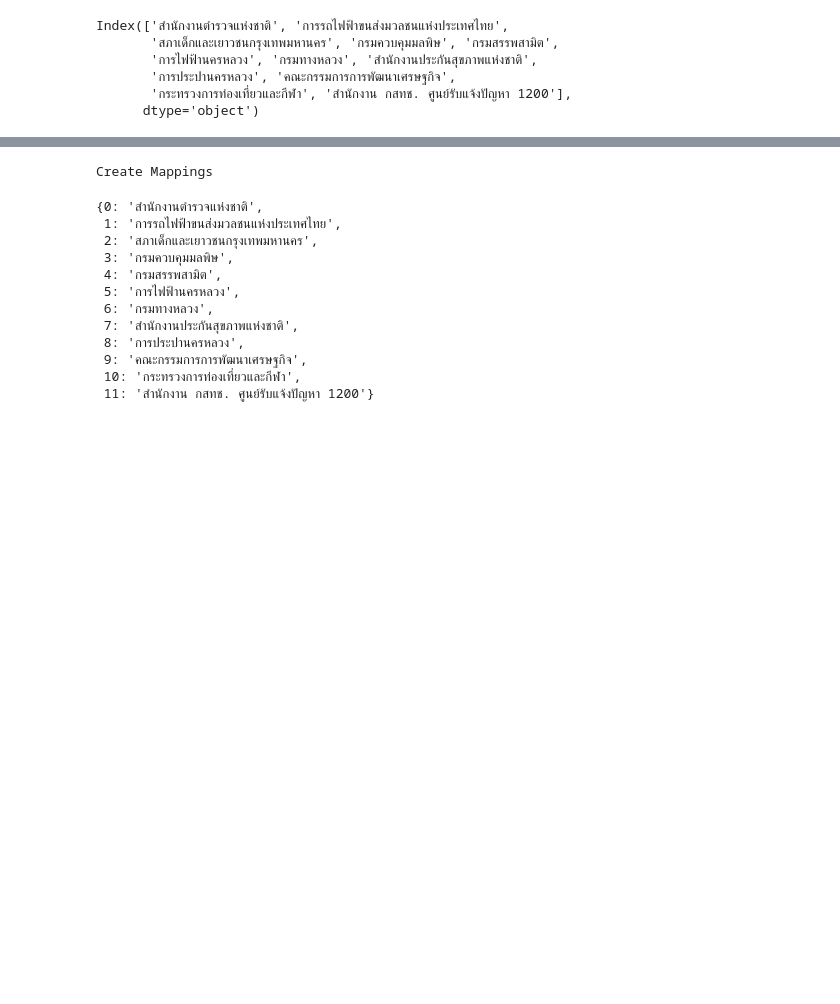
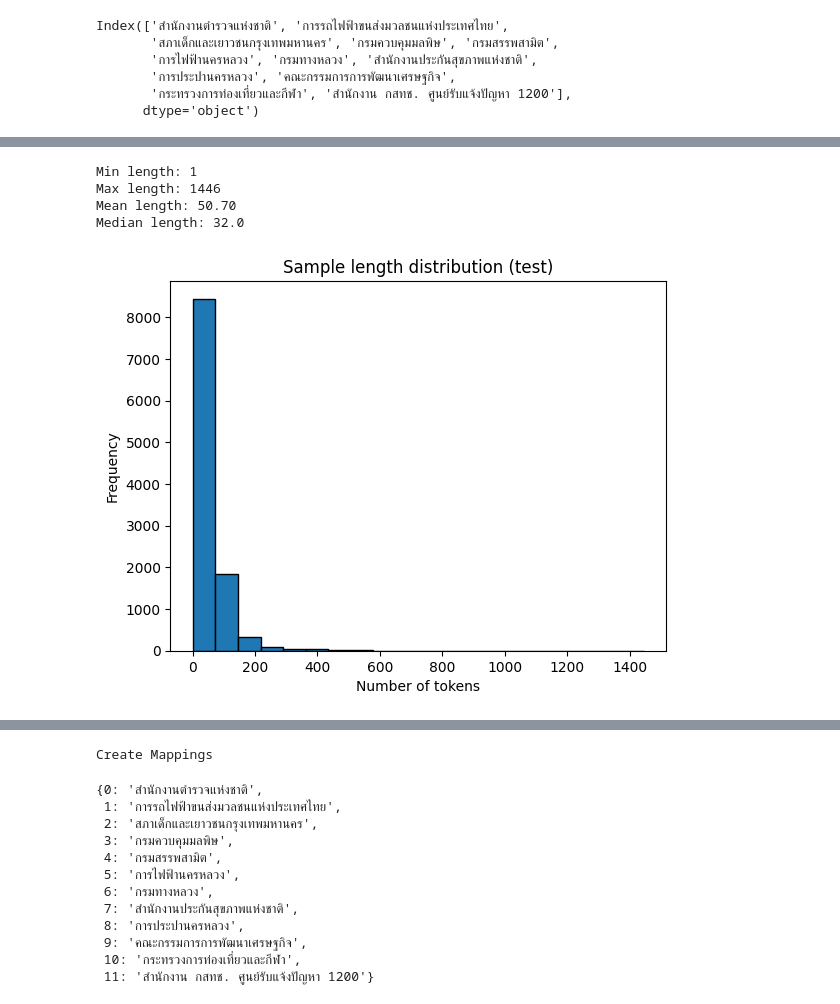
Before and after one commit to bookpanda/2110446-DATA-SCI-ENG, a Jupyter notebook: kaggle/midterm-traffy.ipynb, the cells around one changed output, grey strips where cells are left out. Drawn from its saved outputs; the diff is of its cells as text; code cells hidden in the pictures; blank space fills up the shorter version.

```diff
--- a/kaggle/midterm-traffy.ipynb
+++ b/kaggle/midterm-traffy.ipynb
@@ -155,0 +164,8 @@ Index(['สำนักงานตำรวจแห่งชาติ', 'ก
+# %%
+plot_sample_length(test_lengths, 'Sample length distribution (test)')
+# %% [output]
+Min length: 1
+Max length: 1446
+Mean length: 50.70
+Median length: 32.0
+[figure, added]
```
Also changed, not shown: parts of 23 cells of this notebook.
